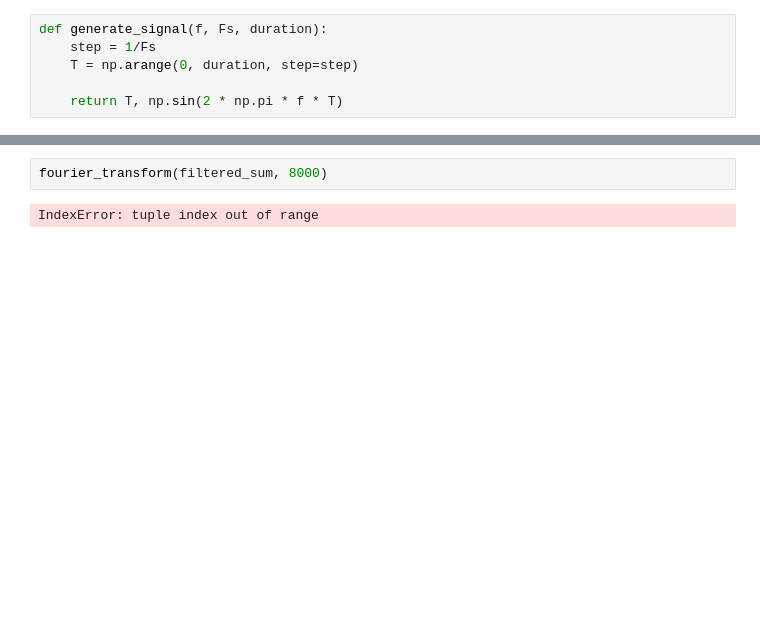
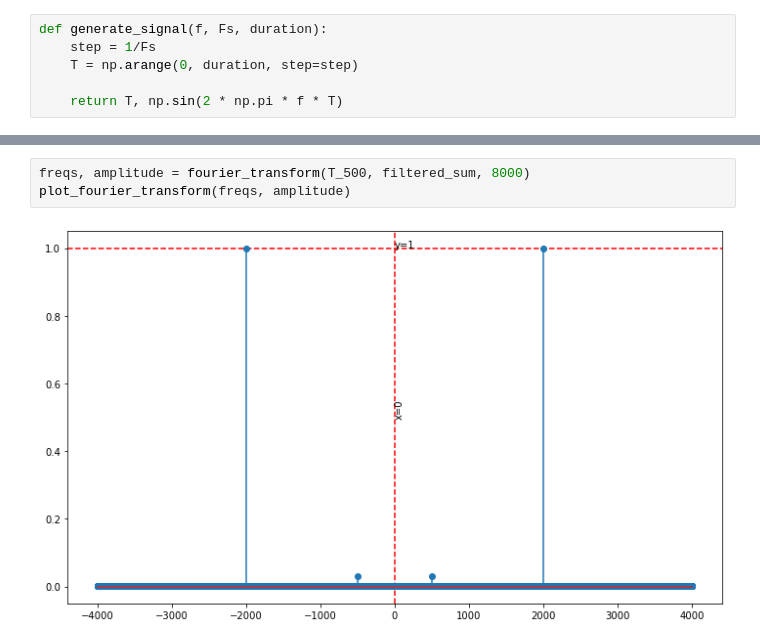
Before and after one commit to ramzibaaguigui/tp_tsg, a Jupyter notebook: notebook/baaguigui_bekkar_tp_tsg.ipynb, the cells around one changed output, grey strips where cells are left out. Cells and saved outputs as stored; diff of their text form; blank space fills up the shorter version.

```diff
--- a/notebook/baaguigui_bekkar_tp_tsg.ipynb
+++ b/notebook/baaguigui_bekkar_tp_tsg.ipynb
@@ -214,4 +221,5 @@ TypeError: cannot unpack non-iterable NoneType object
-# %%
-fourier_transform(filtered_sum, 8000)
-# %% [output]
-IndexError: tuple index out of range
+# %%
+freqs, amplitude = fourier_transform(T_500, filtered_sum, 8000)
+plot_fourier_transform(freqs, amplitude)
+# %% [output]
+[figure, added]
```
Also changed, not shown: parts of 4 cells of this notebook.
